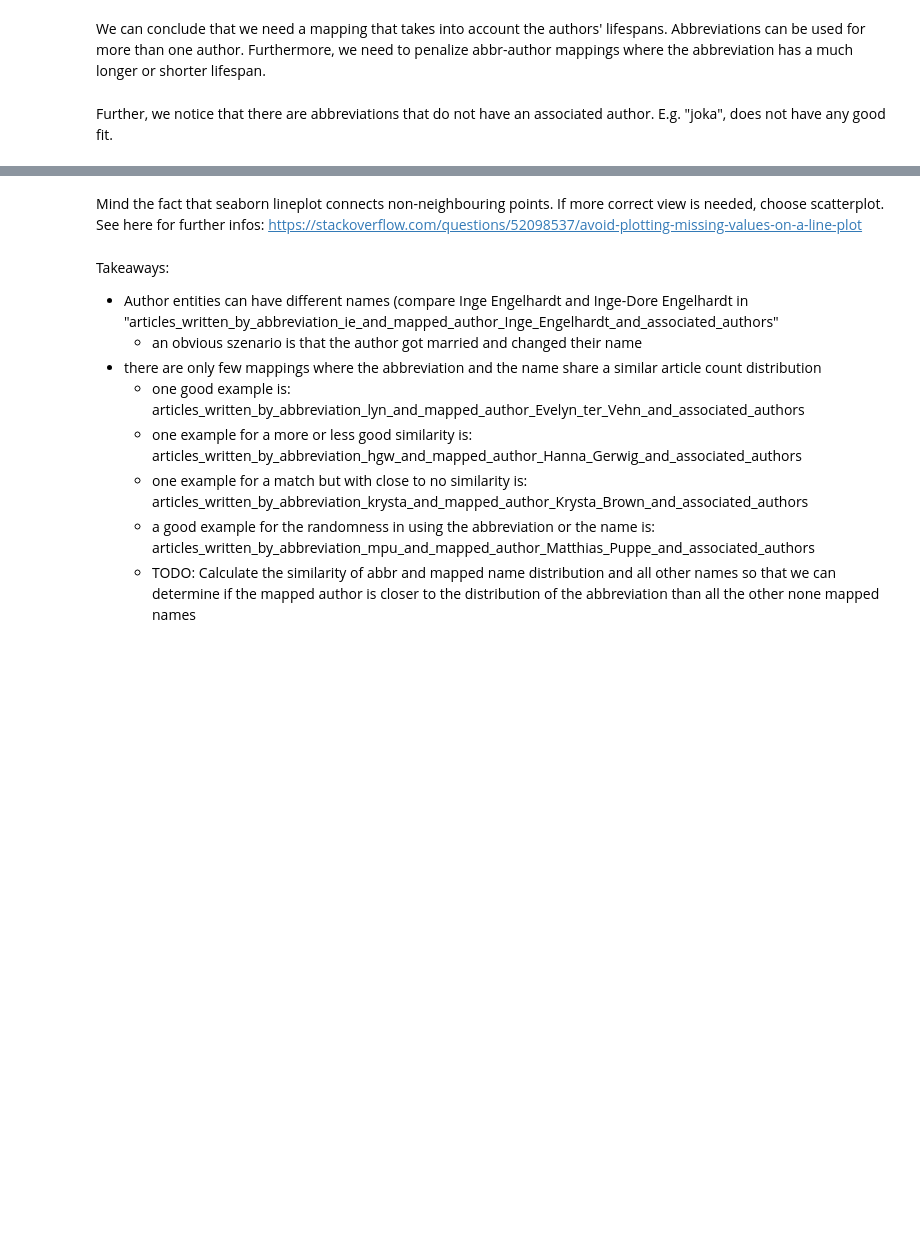
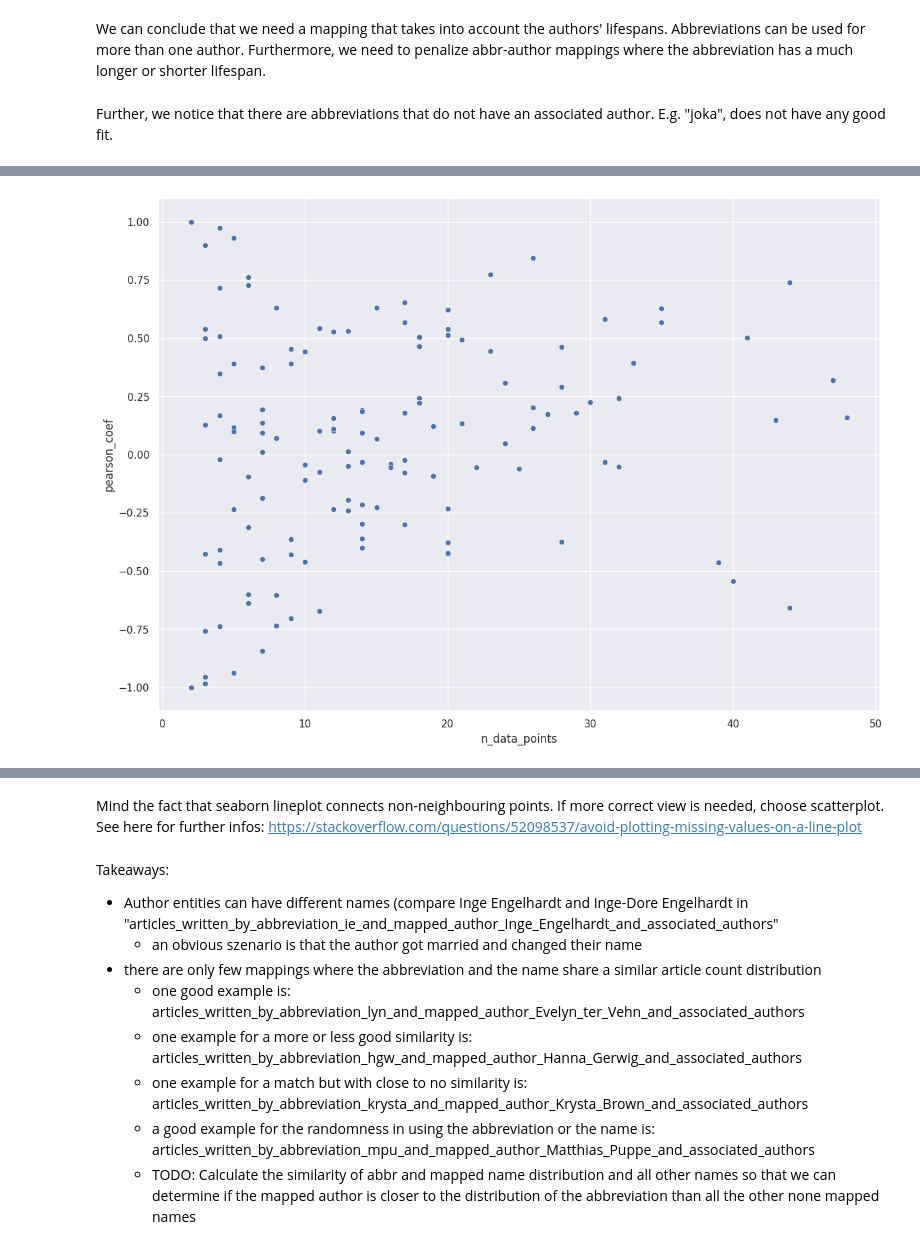
Before and after one commit to st0ffregen/lvzStatistics, a Jupyter notebook: notebooks/1.4.2-author-mapping-networkx-matching.ipynb, the cells around one changed output, grey strips where cells are left out. Drawn from its saved outputs; the diff is of its cells as text; code cells hidden in the pictures; blank space fills up the shorter version.

```diff
--- a/notebooks/1.4.2-author-mapping-networkx-matching.ipynb
+++ b/notebooks/1.4.2-author-mapping-networkx-matching.ipynb
@@ -224,6 +225,7 @@ for row in tqdm.tqdm([row for _, row in author_mapping.iterrows()]):
 
     plt.cla()
     plt.clf()
+
     sns.lineplot(data=abbr_authors, x='year_quarter', y='count', hue='author', style='type', errorbar=None, linewidth=2.5)
     # set y title to article count
     plt.ylabel("article count")
@@ -232,7 +234,8 @@ for row in tqdm.tqdm([row for _, row in author_mapping.iterrows()]):
     plt.xticks(rotation=-75)
     # set ticks to every 4th
     plt.xticks(np.arange(0, len(abbr_authors['year_quarter'].unique()), 4))
-    #plt.tight_layout()
+    plt.tight_layout()
     plt.title(f'Article count of abbreviation {abbr}, associated authors and mapped author {mapped_author}')
     plt.savefig(f'../reports/figures/{directory}/articles_written_by_abbreviation_{abbr}_and_mapped_author_{"_".join(mapped_author.split(" "))}_and_associated_authors.png',bbox_inches='tight',dpi=300)
+    plt.show()
     plt.close()
@@ -238,0 +258,78 @@ for row in tqdm.tqdm([row for _, row in author_mapping.iterrows()]):
+# %%
+pearson_coef_sum = 0
+pearson_p_value_sum = 0
+
+correlation_df = pd.DataFrame(columns=["name", "abbreviation", "pearson_coef", "p_value", "n_data_points"])
+
+for row in tqdm.tqdm([row for _, row in author_mapping.iterrows()]):
+    abbr_authors = []
+    abbr = row["abbreviation"]
+    mapped_author = row["name"]
+    author_like = f"%{json.dumps(mapped_author)}%"
+    rows = cur.execute('select ar.published_at from articles ar where ar.author_array like ?', (author_like,)).fetchall()
+    abbr_authors.extend([{"author": mapped_author, "type": "mapped name", "published_at": row[0]} for row in rows])
+
+
+    abbr_like = f"%{json.dumps(abbr)}%"
+    rows = cur.execute('select ar.published_at from articles ar where ar.author_array like ?', (abbr_like,)).fetchall()
+    abbr_authors.extend([{"author": abbr, "type": "abbreviation", "published_at": row[0]} for row in rows])
+
+    abbr_authors = pd.DataFrame(columns=["author", "type", "published_at"], data=abbr_authors)
+
+    # aggregate by quarter of the year
+    abbr_authors['published_at'] = pd.to_datetime(abbr_authors['published_at'])
+    abbr_authors['quarter'] = abbr_authors['published_at'].dt.quarter
+    abbr_authors['year'] = abbr_authors['published_at'].dt.year
+    abbr_authors['year_quarter'] = abbr_authors['year'].astype(str) + "/" + abbr_authors['quarter'].astype(str)
+    #abbr_authors['year_semester'] = abbr_authors['year'].astype(str) + "/" + abbr_authors['quarter'].apply(lambda x: 1 if x <= 2 else 2).astype(str)
+    abbr_authors = abbr_authors.groupby(['year_quarter', 'author', 'type']).count()['published_at'].reset_index()
+    # rename published at to count
+    abbr_authors = abbr_authors.rename(columns={"published_at": "count"})
+
+    # fill year_quarter gaps
+    year_quarters = abbr_authors['year_quarter'].drop_duplicates()
+    # get min and max year
+    min_year = int(min(year_quarters).split("/")[0])
+    max_year = int(max(year_quarters).split("/")[0])
+    # get for min_year min quarter and for max_year max quarter
+    min_quarter = int(min([year_quarter.split("/")[1] for year_quarter in year_quarters if year_quarter.split("/")[0] == str(min_year)]))
+    max_quarter = int(max([year_quarter.split("/")[1] for year_quarter in year_quarters if year_quarter.split("/")[0] == str(max_year)]))
+    # create all year_quarters
+    year_quarters = [str(year) + "/" + str(quarter) for year in range(min_year, max_year + 1) for quarter in range(1, 5)]
+
+    # for each author: if there is no entry for a unique combination of 'year_quarter', add it with count np.nan
+    index = pd.MultiIndex.from_product([year_quarters, abbr_authors['author'].unique()], names=['year_quarter', 'author'])
+
+    # Reindex the DataFrame with the MultiIndex to fill in missing combinations with NaN
+    abbr_authors = abbr_authors.set_index(['year_quarter', 'author']).reindex(index, fill_value=None).reset_index()
+
+    # set type for each author to first type of that author
+    abbr_authors['type'] = abbr_authors.groupby('author')['type'].transform('first')
+
+    # sort by year_quarter and type
+    abbr_authors = abbr_authors.sort_values(by=['year_quarter', 'type'])
+
+    # calculate pearson correlation coefficient
+    # Extract relevant subsets from the DataFrame
+    mapped_name_counts = abbr_authors[abbr_authors["type"] == "mapped name"][['year_quarter', 'count']]
+    abbreviation_counts = abbr_authors[abbr_authors["type"] == "abbreviation"][['year_quarter', 'count']]
+
+    # Merge the two DataFrames on the 'year_quarter' column
+    merged_df = pd.merge(mapped_name_counts, abbreviation_counts, on='year_quarter', suffixes=('_mapped_name', '_abbreviation'))
+
+    # Drop NaN values
+    merged_df = merged_df.dropna()
+
+    # Calculate Pearson correlation coefficient and p-value
+    # test if df is long enough
+    if merged_df.shape[0] < 2:
+        print(f"not enough data points for author {mapped_author} and abbreviation {abbr}")
+        continue
+    correlation_coefficient, p_value = stats.pearsonr(merged_df['count_mapped_name'], merged_df['count_abbreviation'])
+    # add to correlation_df
+    correlation_df.loc[len(correlation_df)] = [mapped_author, abbr, correlation_coefficient, p_value, merged_df.shape[0]]
+
+
+# scatterplot of pearson correlation coefficient for n_data_points
+sns.scatterplot(data=correlation_df, x="n_data_points", y="pearson_coef")
+# %% [output]
@@ -238,0 +342 @@ for row in tqdm.tqdm([row for _, row in author_mapping.iterrows()]):
+[figure, added]
```
Also changed, not shown: parts of 6 cells of this notebook, 6 other files.
